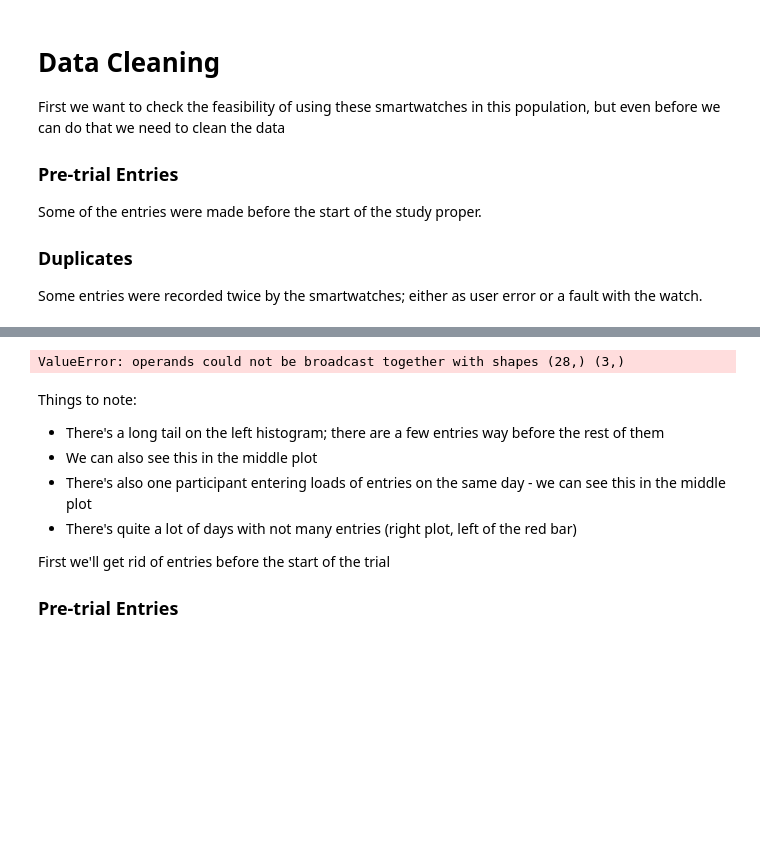
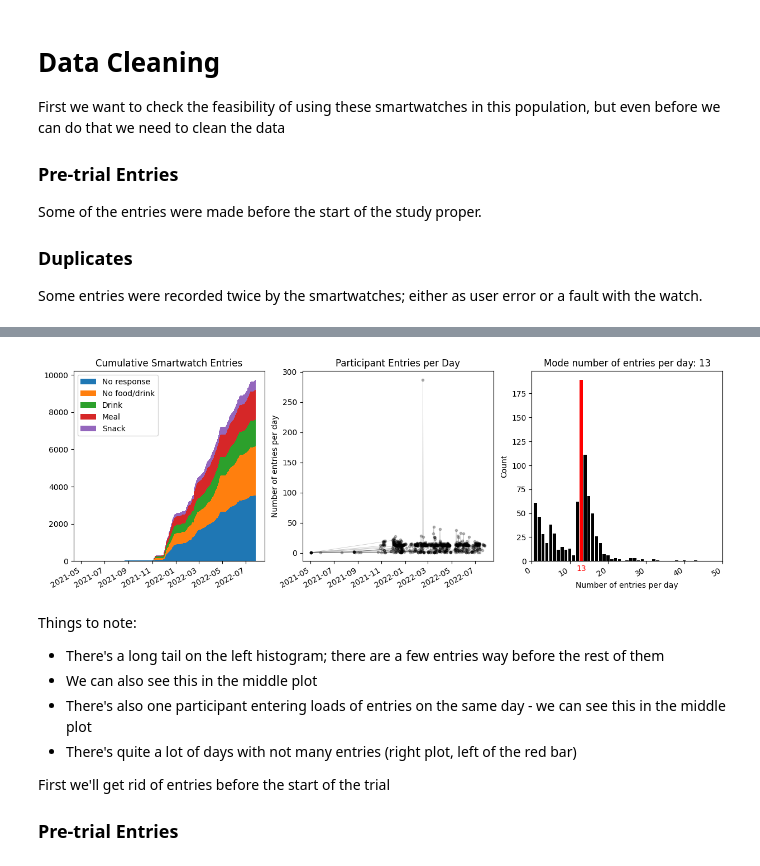
Before and after one commit to richard-lane/seaco_malaysia, a Jupyter notebook: smartwatch_data_cleaning.ipynb, the cells around one changed output, grey strips where cells are left out. Cells and saved outputs as stored; diff of their text form; code cells hidden in the pictures; blank space fills up the shorter version.

```diff
--- a/smartwatch_data_cleaning.ipynb
+++ b/smartwatch_data_cleaning.ipynb
@@ -53,8 +53,11 @@ def _data():
 
     """
     meal_info = read.all_meal_info()
-    meal_info = meal_info.loc[~meal_info["catchup"]]
-    return meal_info[~clean.catchups_mask(meal_info)]
+
+    # Remove catchup markers and entries
+    meal_info = clean.remove_catchups(meal_info)
+
+    return meal_info
 
 
 three_plots(_data(), "img/before_cleaning.png")
@@ -64,4 +82,4 @@ three_plots(_data(), "img/before_cleaning.png")
-ValueError: operands could not be broadcast together with shapes (28,) (3,)
+[figure, added]
 # %% [markdown]
 Things to note:
 - There's a long tail on the left histogram; there are a few entries way before the rest of them
```
Also changed, not shown: parts of 5 cells of this notebook, 2 other files.
